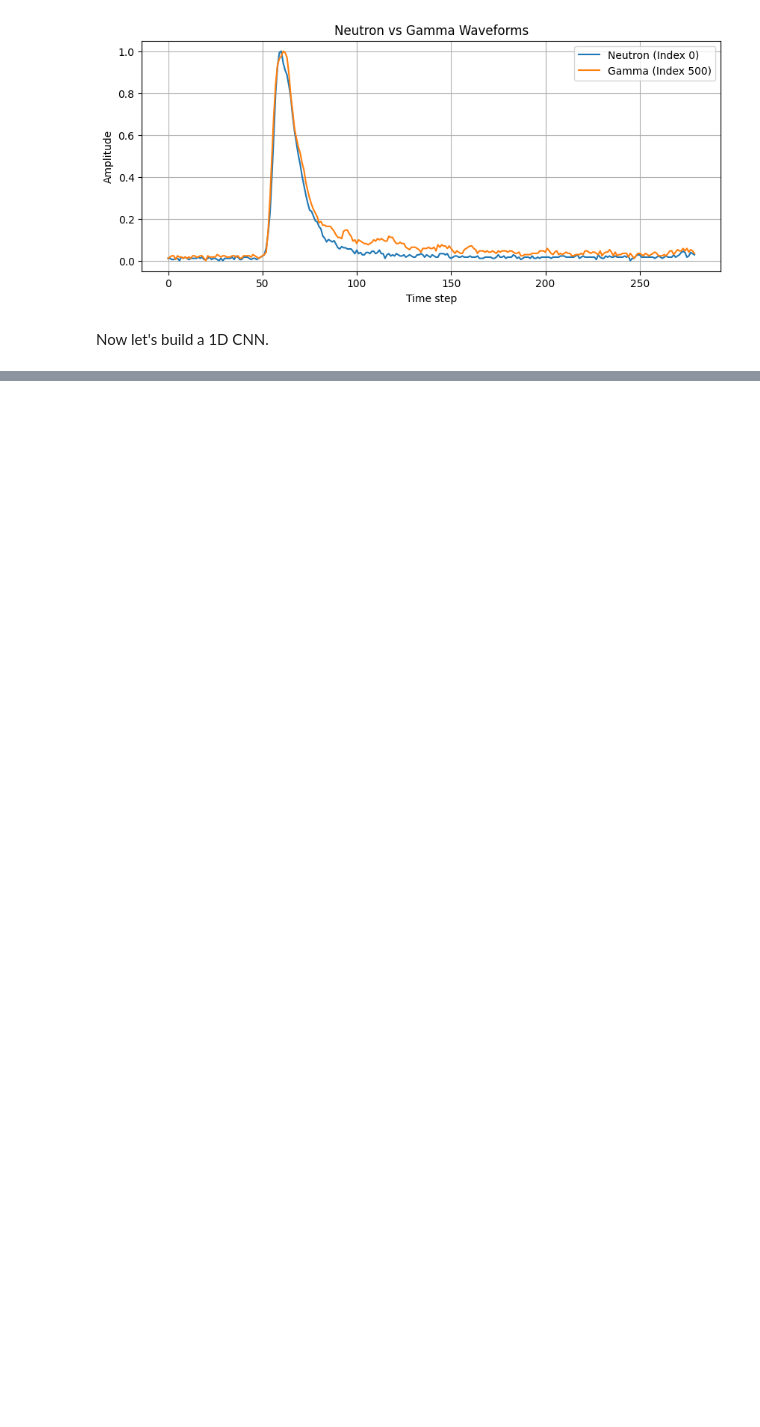
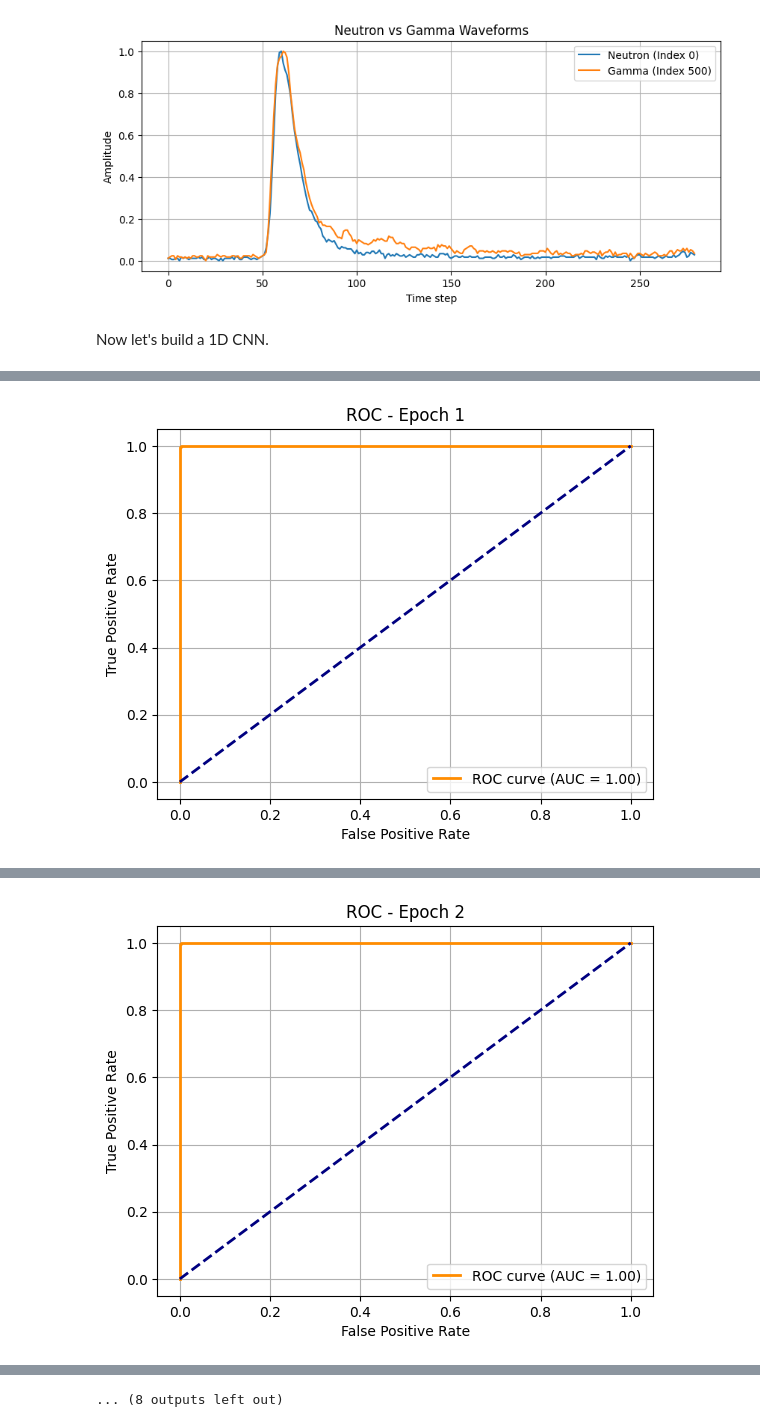
Before and after one commit to Neo-Julio/ml4HepNotebook, a Jupyter notebook: Tempotron.ipynb, the cells around one changed output, grey strips where cells are left out. Saved outputs shown, nothing was run; the diff lists cells and outputs as text; code cells hidden in the pictures; blank space fills up the shorter version.

```diff
--- a/Tempotron.ipynb
+++ b/Tempotron.ipynb
@@ -199,3 +199,75 @@ model = PulseCNN()
 
 criterion = torch.nn.CrossEntropyLoss()
 optimizer = torch.optim.Adam(model.parameters(), lr=0.001)
+# %%
+from sklearn.metrics import roc_curve, auc
+device = torch.device("cuda" if torch.cuda.is_available() else "cpu")
+model.to(device)
+
+num_epochs = 10
+
+for epoch in range(num_epochs):
+    model.train()
+    running_loss = 0.0
+    correct = 0
+    total = 0
+
+    for inputs, labels in train_loader:
+        inputs, labels = inputs.to(device), labels.to(device)
+
+        optimizer.zero_grad()
+        outputs = model(inputs)
+        loss = criterion(outputs, labels)
+        loss.backward()
+        optimizer.step()
+
+        running_loss += loss.item() * inputs.size(0)
+        _, predicted = torch.max(outputs, 1)
+        correct += (predicted == labels).sum().item()
+        total += labels.size(0)
+
+    train_loss = running_loss / total
+    train_acc = correct / total
+
+    print(f"Epoch {epoch+1}/{num_epochs} - Loss: {train_loss:.4f} - Accuracy: {train_acc:.4f}")
+
+    # Validation
+    model.eval()
+    val_correct = 0
+    val_total = 0
+    all_labels = []
+    all_probs = []
+
+    with torch.no_grad():
+        for val_inputs, val_labels in val_loader:
+            val_inputs, val_labels = val_inputs.to(device), val_labels.to(device)
+            val_outputs = model(val_inputs)
+
+            # Probabilities for ROC (assuming binary classification)
+            probs = torch.softmax(val_outputs, dim=1)[:, 1]
+
+            _, val_predicted = torch.max(val_outputs, 1)
+            val_correct += (val_predicted == val_labels).sum().item()
+            val_total += val_labels.size(0)
+
+            all_labels.extend(val_labels.cpu().numpy())
+            all_probs.extend(probs.cpu().numpy())
+
+    val_acc = val_correct / val_total
+    print(f"Validation Accuracy: {val_acc:.4f}")
+
+    # Compute ROC after each epoch
+    fpr, tpr, thresholds = roc_curve(all_labels, all_probs)
+    roc_auc = auc(fpr, tpr)
+
+    plt.figure()
+    plt.plot(fpr, tpr, color="darkorange", lw=2,
+             label=f"ROC curve (AUC = {roc_auc:.2f})")
+    plt.plot([0, 1], [0, 1], color="navy", lw=2, linestyle="--")
+    plt.xlabel("False Positive Rate")
+    plt.ylabel("True Positive Rate")
+    plt.title(f"ROC - Epoch {epoch+1}")
+    plt.legend(loc="lower right")
+    plt.grid(True)
+    plt.show()
+# %% [output]
@@ -201,0 +276 @@ optimizer = torch.optim.Adam(model.parameters(), lr=0.001)
+[figure, added]
@@ -201,0 +279 @@ optimizer = torch.optim.Adam(model.parameters(), lr=0.001)
+[figure, added]
@@ -202,3 +292,4 @@ optimizer = torch.optim.Adam(model.parameters(), lr=0.001)
+... (8 outputs left out)
 # %%
 device = torch.device("cuda" if torch.cuda.is_available() else "cpu")
 model.to(device)
```
Also changed, not shown: parts of 5 cells of this notebook.
